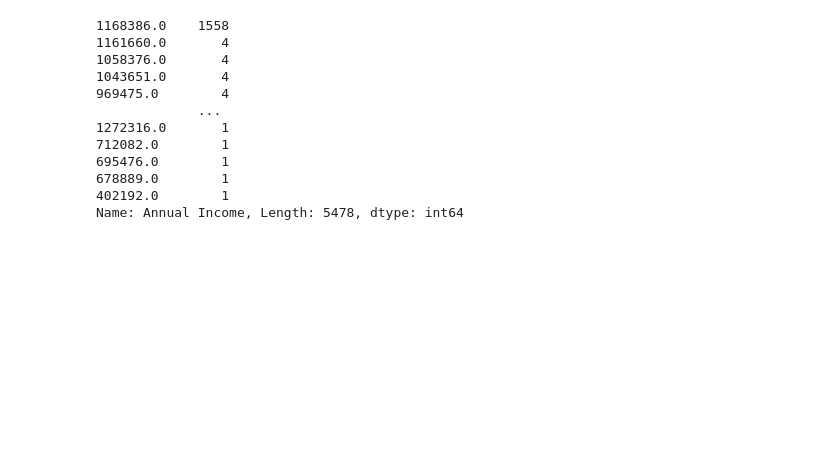
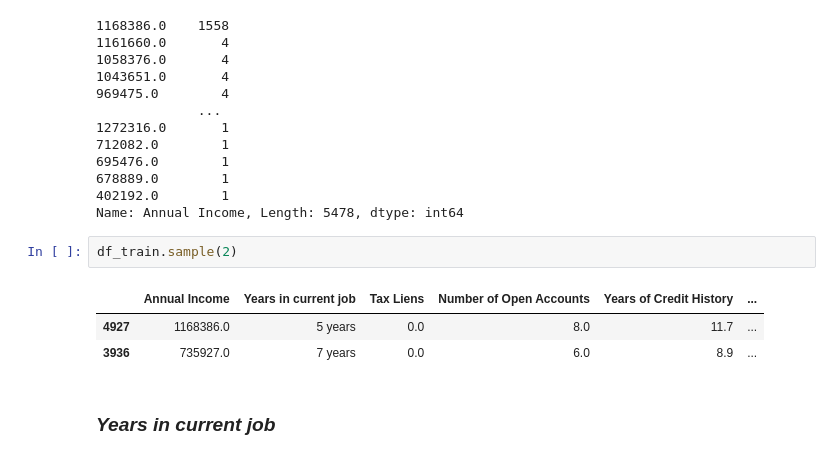
Before and after one commit to adurzin/data_science_cont, a Jupyter notebook: course.ipynb, the cells around one changed output. Drawn from its saved outputs; the diff is of its cells as text; blank space fills up the shorter version.

```diff
--- a/course.ipynb
+++ b/course.ipynb
@@ -94,3 +133,11 @@ df_train['Annual Income'].value_counts()
 678889.0        1
 402192.0        1
 Name: Annual Income, Length: 5478, dtype: int64
+# %%
+df_train.sample(2)
+# %% [output]
+|  | Annual Income | Years in current job | Tax Liens | Number of Open Accounts | Years of Credit History | ... |
+| 4927 | 1168386.0 | 5 years | 0.0 | 8.0 | 11.7 | ... |
+| 3936 | 735927.0 | 7 years | 0.0 | 6.0 | 8.9 | ... |
+# %% [markdown]
+### *Years in current job*
```
Also changed, not shown: parts of 16 cells of this notebook.
